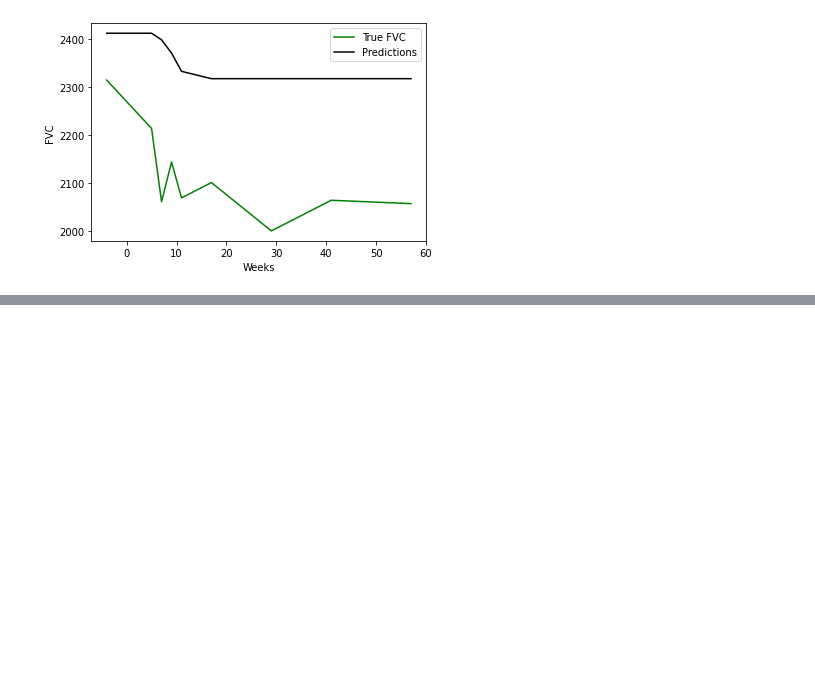
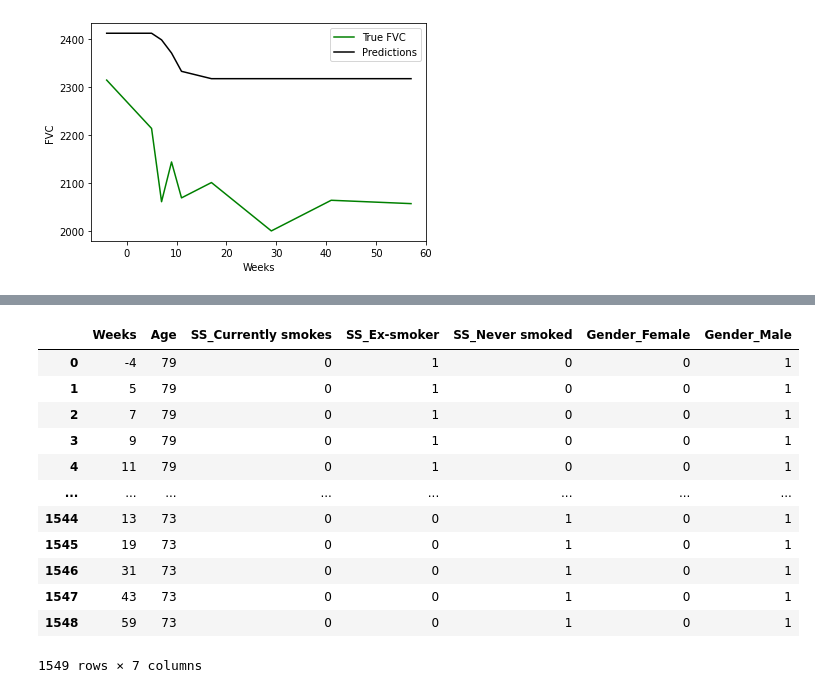
Before and after one commit to vdegenova/osic_kaggle, a Jupyter notebook: Non-Image Model.ipynb, the cells around one changed output, grey strips where cells are left out. Drawn from its saved outputs; the diff is of its cells as text; code cells hidden in the pictures; blank space fills up the shorter version.

```diff
--- a/Non-Image Model.ipynb
+++ b/Non-Image Model.ipynb
@@ -105,0 +128,17 @@ plt.show()
+# %%
+training_with_gender = train_df_copy[["Weeks", "Age", "SS_Currently smokes", "SS_Ex-smoker", "SS_Never smoked", "Gender_Female", "Gender_Male" ]]
+training_with_gender
+# %% [output]
+|  | Weeks | Age | SS_Currently smokes | SS_Ex-smoker | SS_Never smoked | Gender_Female | Gender_Male |
+| 0 | -4 | 79 | 0 | 1 | 0 | 0 | 1 |
+| 1 | 5 | 79 | 0 | 1 | 0 | 0 | 1 |
+| 2 | 7 | 79 | 0 | 1 | 0 | 0 | 1 |
+| 3 | 9 | 79 | 0 | 1 | 0 | 0 | 1 |
+| 4 | 11 | 79 | 0 | 1 | 0 | 0 | 1 |
+| ... | ... | ... | ... | ... | ... | ... | ... |
+| 1544 | 13 | 73 | 0 | 0 | 1 | 0 | 1 |
+| 1545 | 19 | 73 | 0 | 0 | 1 | 0 | 1 |
+| 1546 | 31 | 73 | 0 | 0 | 1 | 0 | 1 |
+| 1547 | 43 | 73 | 0 | 0 | 1 | 0 | 1 |
+| 1548 | 59 | 73 | 0 | 0 | 1 | 0 | 1 |
+1549 rows × 7 columns
```
Also changed, not shown: parts of 4 cells of this notebook.
